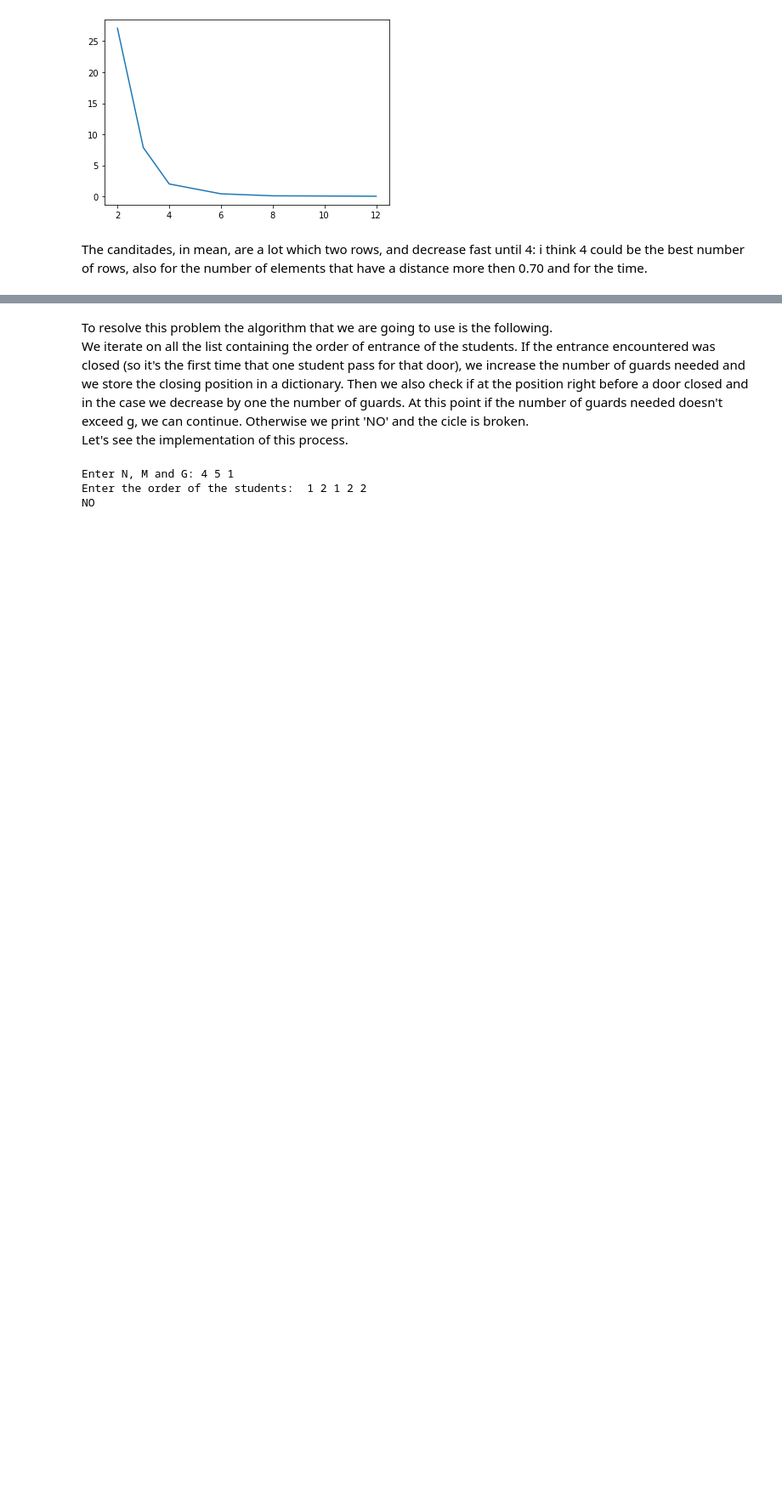
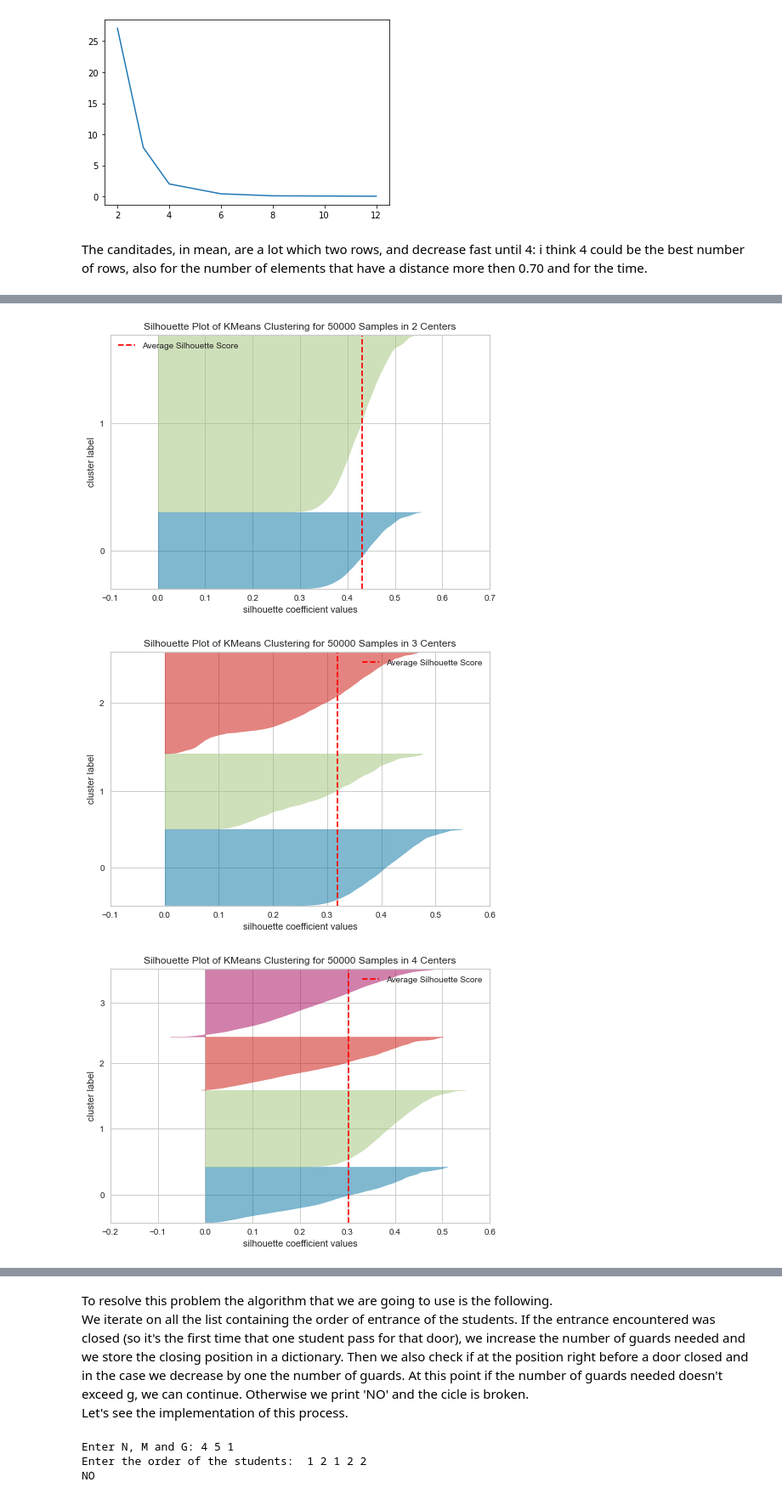
Before and after one commit to Leoni1894985/HM-4, a Jupyter notebook: main.ipynb, the cells around one changed output, grey strips where cells are left out. Shown at 85% size. Drawn from its saved outputs; the diff is of its cells as text; code cells hidden in the pictures; blank space fills up the shorter version.

```diff
--- a/main.ipynb
+++ b/main.ipynb
@@ -797,0 +1343,15 @@ The canditades, in mean, are a lot which two rows, and decrease fast until 4: i
+# %%
+bank_sample = pd.DataFrame(reduced).sample(50000)
+# %%
+K = range(2,5)
+
+for k in K:
+    model = KMeans(k, random_state=42)
+    visualizer = SilhouetteVisualizer(model, colors='yellowbrick')
+
+    visualizer.fit(bank_sample)
+    visualizer.show()
+# %% [output]
+[figure, added]
+[figure, added]
+[figure, added]
```
Also changed, not shown: parts of 119 cells of this notebook, 1 other file.
